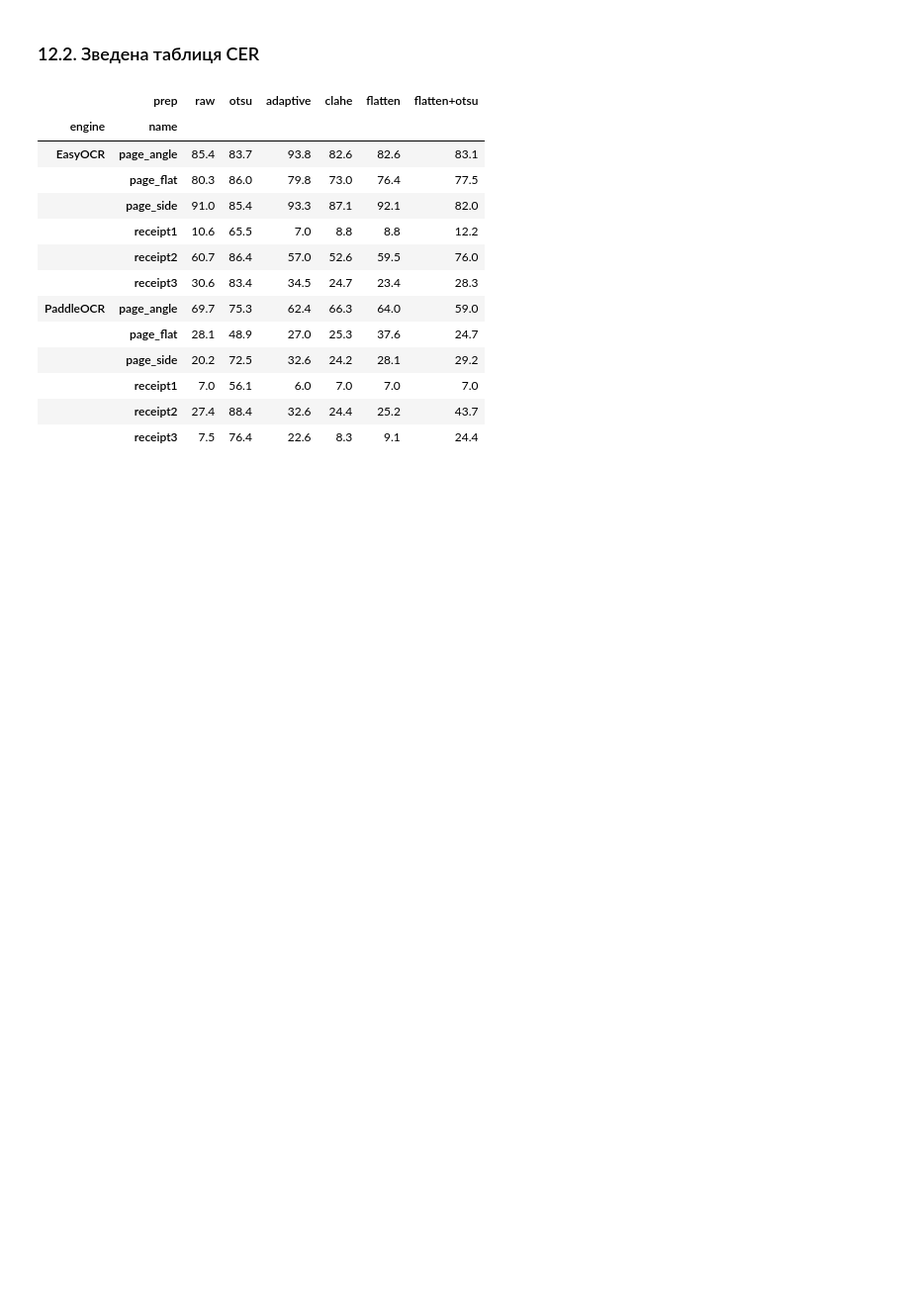
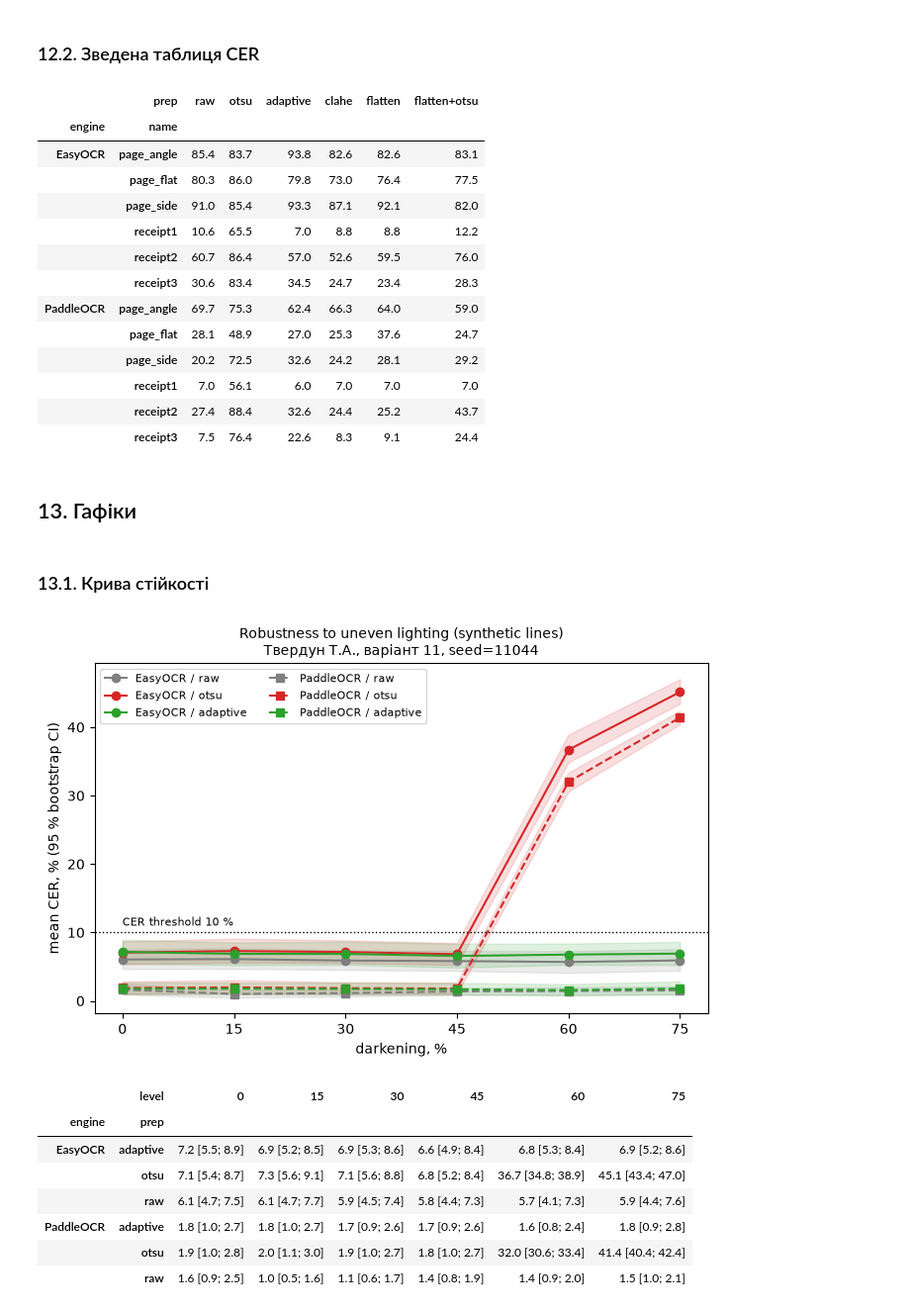
Before and after one commit to TanyaTverdun/AI_lab3_text_recognition, a Jupyter notebook: lab3.ipynb, the cells around one changed output. Shown at 99% size. Drawn from its saved outputs; the diff is of its cells as text; code cells hidden in the pictures; blank space fills up the shorter version.

Commit message:
feat: add mandatory metric plots

```diff
--- a/lab3.ipynb
+++ b/lab3.ipynb
@@ -898,3 +898,56 @@ summary_own
 |  | receipt1 | 7.0 | 56.1 | 6.0 | 7.0 | 7.0 | 7.0 |
 |  | receipt2 | 27.4 | 88.4 | 32.6 | 24.4 | 25.2 | 43.7 |
 |  | receipt3 | 7.5 | 76.4 | 22.6 | 8.3 | 9.1 | 24.4 |
+# %% [markdown]
+## 13. Гафіки
+# %% [markdown]
+### 13.1. Крива стійкості
+# %%
+def boot_ci(x, n_boot=2000, alpha=0.05):
+    x = np.asarray(x)
+    means = rng.choice(x, size=(n_boot, len(x)), replace=True).mean(axis=1)
+    return np.quantile(means, [alpha / 2, 1 - alpha / 2])
+
+CURVE_PREPS = ["raw", "otsu", "adaptive"]
+COLORS = {"raw": "tab:gray", "otsu": "tab:red", "adaptive": "tab:green"}
+STYLES = {"EasyOCR": "-", "PaddleOCR": "--"}
+MARKERS = {"EasyOCR": "o", "PaddleOCR": "s"}
+
+curve_rows = []
+fig, ax = plt.subplots(figsize=(8, 4.6))
+for eng in ENGINES:
+    for prep in CURVE_PREPS:
+        g = res[(res["engine"] == eng) & (res["prep"] == prep)]
+        by_lvl = g.groupby("level")["cer"]
+        mean = by_lvl.mean() * 100
+        ci = np.array([boot_ci(v) for _, v in by_lvl]) * 100
+        ax.plot(mean.index, mean.values, STYLES[eng], color=COLORS[prep],
+                marker=MARKERS[eng], label=f"{eng} / {prep}")
+        ax.fill_between(mean.index, ci[:, 0], ci[:, 1], color=COLORS[prep], alpha=0.15)
+        for lvl, m, (lo, hi) in zip(mean.index, mean.values, ci):
+            curve_rows.append({"engine": eng, "prep": prep, "level": lvl,
+                               "cer": m, "ci_low": lo, "ci_high": hi})
+ax.axhline(10, ls=":", c="black", lw=1)
+ax.text(0, 11, "CER threshold 10 %", fontsize=8)
+ax.set_xticks(LEVELS)
+ax.set_xlabel("darkening, %")
+ax.set_ylabel("mean CER, % (95 % bootstrap CI)")
+ax.legend(fontsize=8, ncol=2, loc="upper left")
+stamp(ax, "Robustness to uneven lighting (synthetic lines)")
+fig.savefig("figures/fig1_robustness.png", dpi=150, bbox_inches="tight")
+plt.show()
+
+curve = pd.DataFrame(curve_rows)
+curve["ci"] = [f"{c:.1f} [{lo:.1f}; {hi:.1f}]"
+               for c, lo, hi in zip(curve["cer"], curve["ci_low"], curve["ci_high"])]
+curve.pivot(index=["engine", "prep"], columns="level", values="ci")
+# %% [output]
+[figure, added]
+|  | level | 0 | 15 | 30 | 45 | 60 | 75 |
+| engine | prep |  |  |  |  |  |  |
+| EasyOCR | adaptive | 7.2 [5.5; 8.9] | 6.9 [5.2; 8.5] | 6.9 [5.3; 8.6] | 6.6 [4.9; 8.4] | 6.8 [5.3; 8.4] | 6.9 [5.2; 8.6] |
+|  | otsu | 7.1 [5.4; 8.7] | 7.3 [5.6; 9.1] | 7.1 [5.6; 8.8] | 6.8 [5.2; 8.4] | 36.7 [34.8; 38.9] | 45.1 [43.4; 47.0] |
+|  | raw | 6.1 [4.7; 7.5] | 6.1 [4.7; 7.7] | 5.9 [4.5; 7.4] | 5.8 [4.4; 7.3] | 5.7 [4.1; 7.3] | 5.9 [4.4; 7.6] |
+| PaddleOCR | adaptive | 1.8 [1.0; 2.7] | 1.8 [1.0; 2.7] | 1.7 [0.9; 2.6] | 1.7 [0.9; 2.6] | 1.6 [0.8; 2.4] | 1.8 [0.9; 2.8] |
+|  | otsu | 1.9 [1.0; 2.8] | 2.0 [1.1; 3.0] | 1.9 [1.0; 2.7] | 1.8 [1.0; 2.7] | 32.0 [30.6; 33.4] | 41.4 [40.4; 42.4] |
+|  | raw | 1.6 [0.9; 2.5] | 1.0 [0.5; 1.6] | 1.1 [0.6; 1.7] | 1.4 [0.8; 1.9] | 1.4 [0.9; 2.0] | 1.5 [1.0; 2.1] |
```
Also changed, not shown: parts of 10 cells of this notebook.
